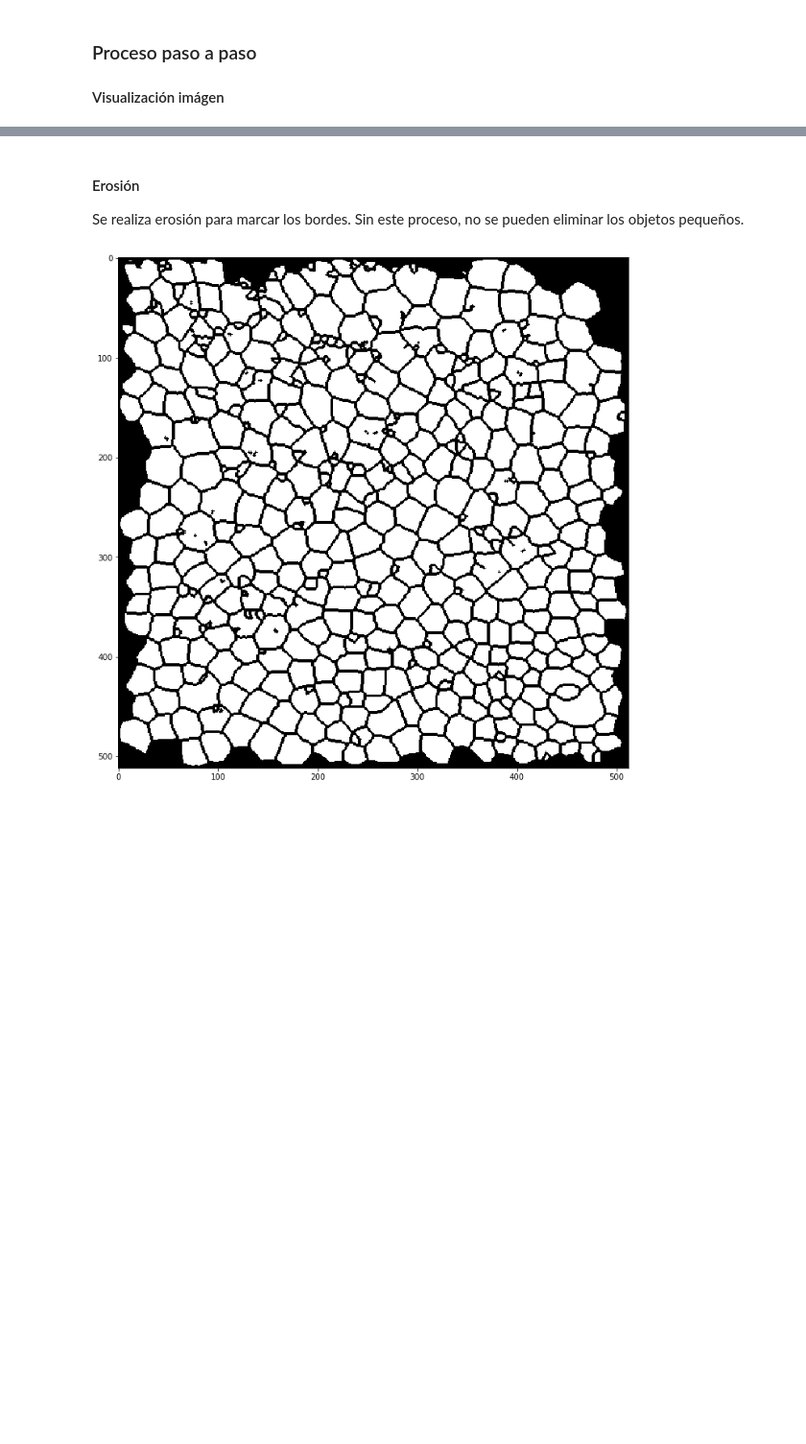
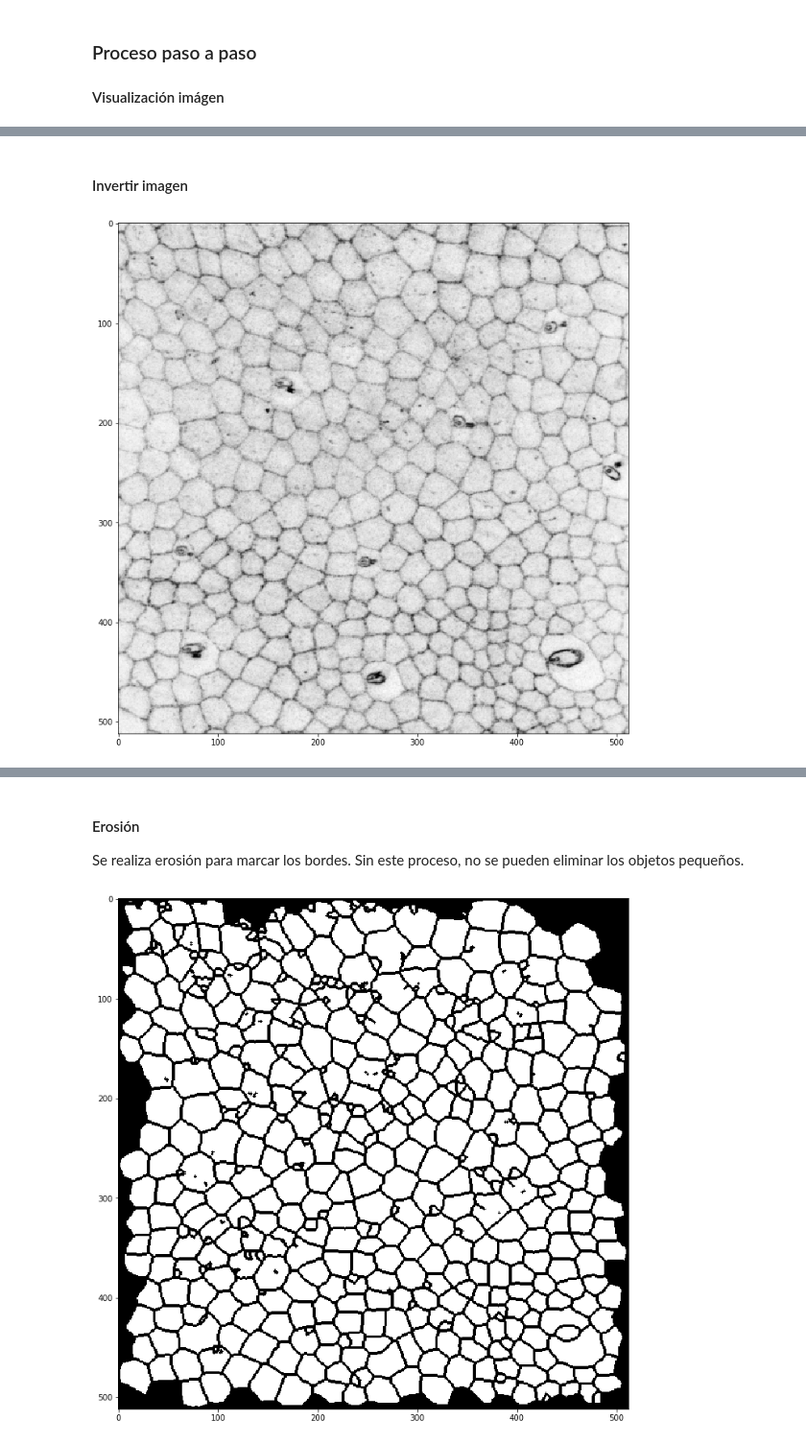
Before and after one commit to gabrieldelaparra/CC5508-2017-1-Tarea3, a Jupyter notebook: Tarea3.ipynb, the cells around one changed output, grey strips where cells are left out. Shown at 96% size. Saved outputs shown, nothing was run; the diff lists cells and outputs as text; code cells hidden in the pictures; blank space fills up the shorter version.

```diff
--- a/Tarea3.ipynb
+++ b/Tarea3.ipynb
@@ -171,0 +112,8 @@ mpld3.display()
+# %% [markdown]
+#### Invertir imagen
+# %%
+image = np.invert(image)
+plt.imshow(image, cmap="gray")
+plt.show()
+# %% [output]
+[figure, added]
```
Also changed, not shown: parts of 46 cells of this notebook.
